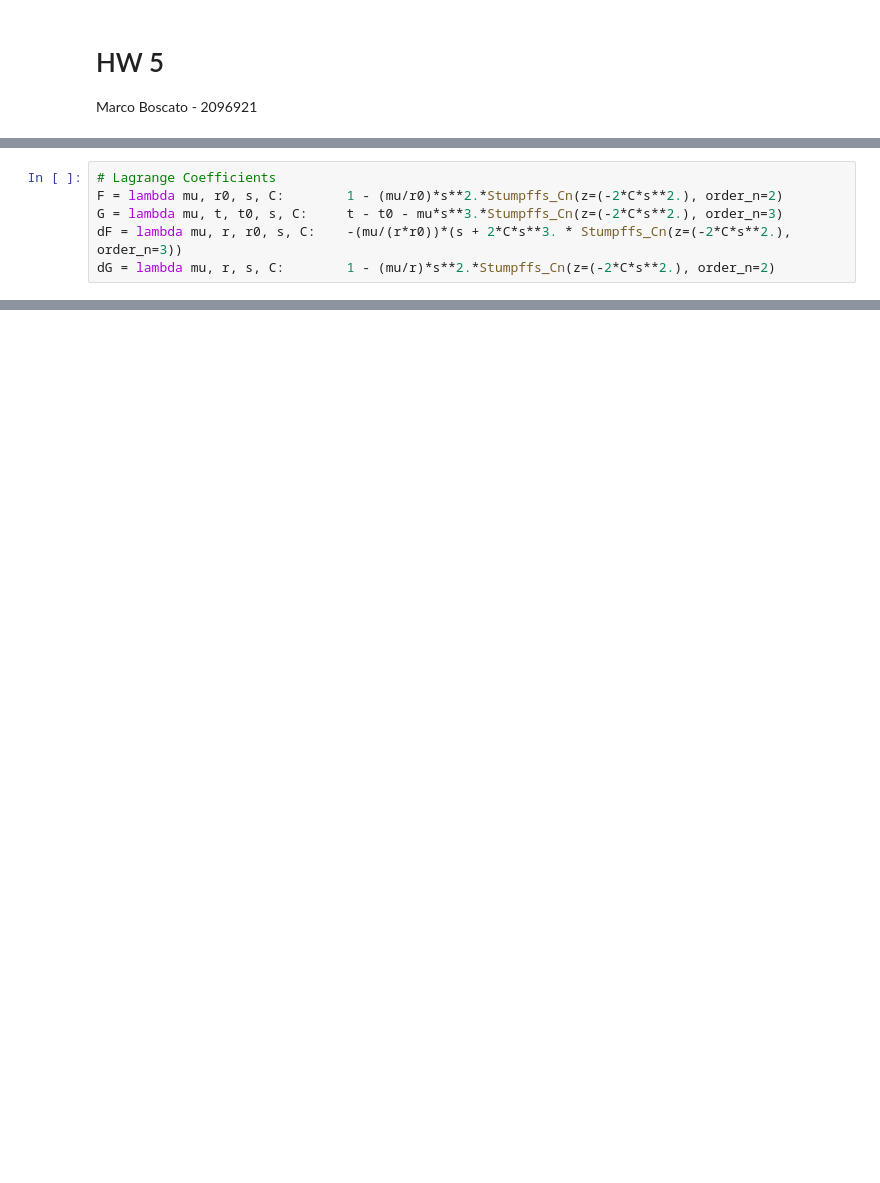
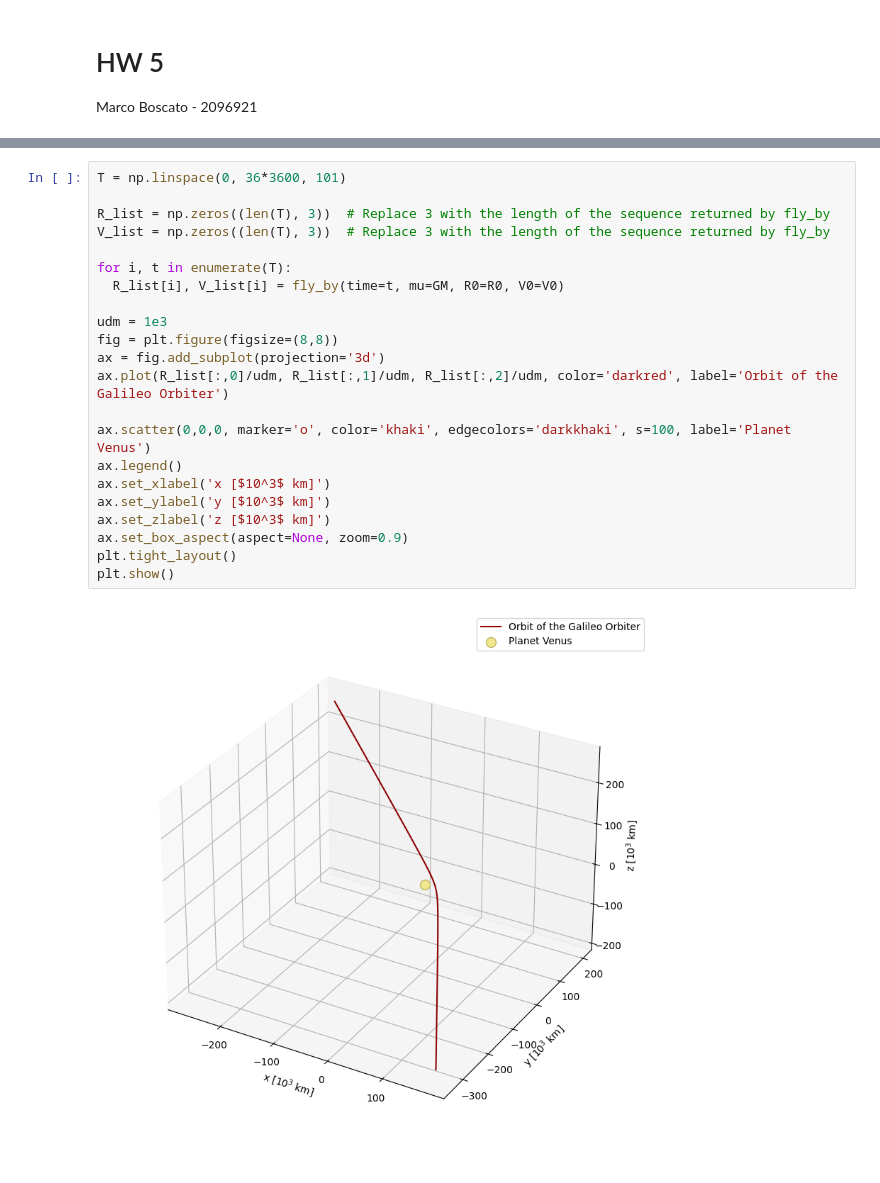
Before and after one commit to marcoboscato/celestial_mechanics, a Jupyter notebook: Homeworks/HW5/hw5_boscatomarco.ipynb, the cells around one changed output, grey strips where cells are left out. Saved outputs shown, nothing was run; the diff lists cells and outputs as text; blank space fills up the shorter version.

```diff
--- a/Homeworks/HW5/hw5_boscatomarco.ipynb
+++ b/Homeworks/HW5/hw5_boscatomarco.ipynb
@@ -199,6 +142,0 @@ The Lagrange coefficients are written as follow:
-# %%
-# Lagrange Coefficients
-F = lambda mu, r0, s, C:        1 - (mu/r0)*s**2.*Stumpffs_Cn(z=(-2*C*s**2.), order_n=2)
-G = lambda mu, t, t0, s, C:     t - t0 - mu*s**3.*Stumpffs_Cn(z=(-2*C*s**2.), order_n=3)
-dF = lambda mu, r, r0, s, C:    -(mu/(r*r0))*(s + 2*C*s**3. * Stumpffs_Cn(z=(-2*C*s**2.), order_n=3))
-dG = lambda mu, r, s, C:        1 - (mu/r)*s**2.*Stumpffs_Cn(z=(-2*C*s**2.), order_n=2)
@@ -206,0 +254,24 @@ dG = lambda mu, r, s, C:        1 - (mu/r)*s**2.*Stumpffs_Cn(z=(-2*C*s**2.), ord
+# %%
+T = np.linspace(0, 36*3600, 101)
+
+R_list = np.zeros((len(T), 3))  # Replace 3 with the length of the sequence returned by fly_by
+V_list = np.zeros((len(T), 3))  # Replace 3 with the length of the sequence returned by fly_by
+
+for i, t in enumerate(T):
+  R_list[i], V_list[i] = fly_by(time=t, mu=GM, R0=R0, V0=V0)
+
+udm = 1e3
+fig = plt.figure(figsize=(8,8))
+ax = fig.add_subplot(projection='3d')
+ax.plot(R_list[:,0]/udm, R_list[:,1]/udm, R_list[:,2]/udm, color='darkred', label='Orbit of the Galileo Orbiter')
+
+ax.scatter(0,0,0, marker='o', color='khaki', edgecolors='darkkhaki', s=100, label='Planet Venus')
+ax.legend()
+ax.set_xlabel('x [$10^3$ km]')
+ax.set_ylabel('y [$10^3$ km]')
+ax.set_zlabel('z [$10^3$ km]')
+ax.set_box_aspect(aspect=None, zoom=0.9)
+plt.tight_layout()
+plt.show()
+# %% [output]
+[figure, added]
```
Also changed, not shown: parts of 25 cells of this notebook.
